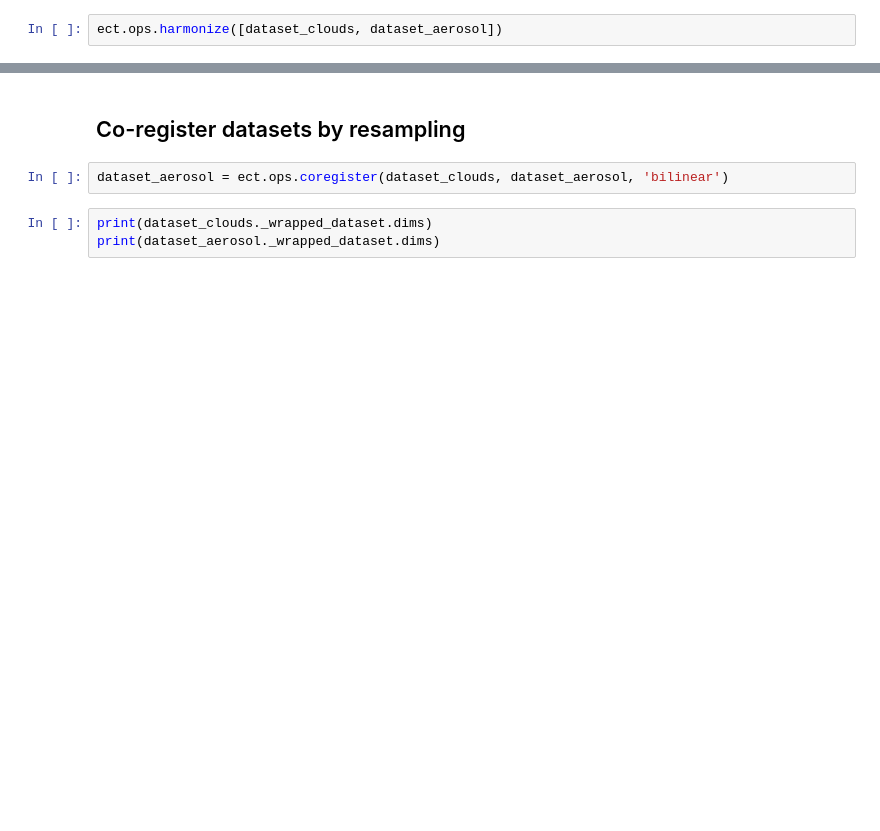
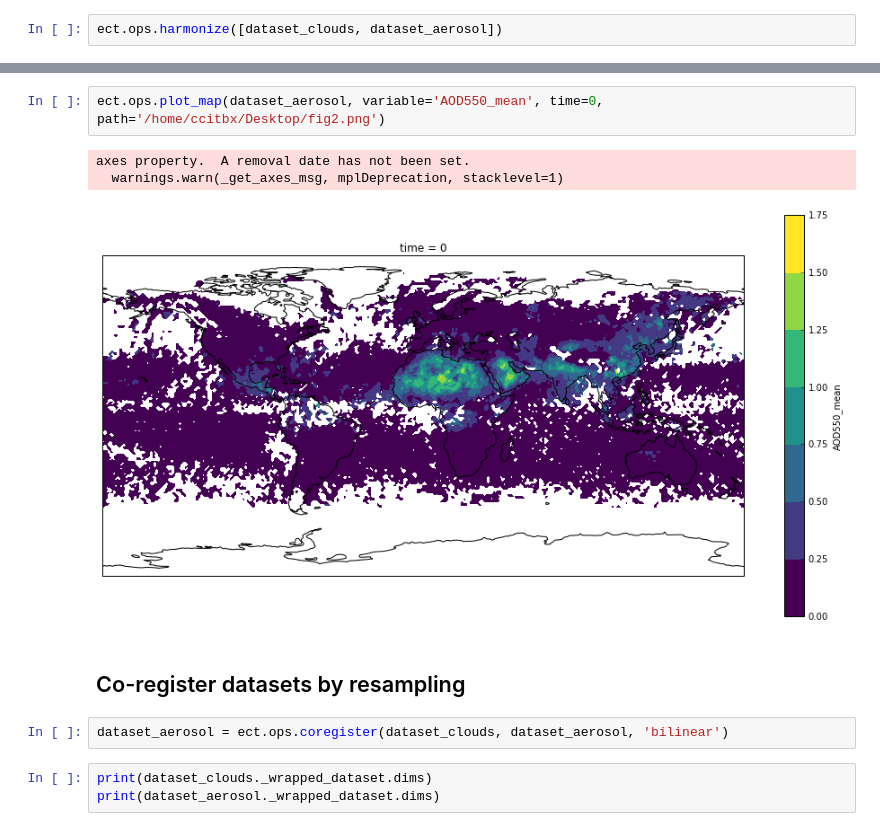
Before and after one commit to CCI-Tools/cate, a Jupyter notebook: notebooks/ect-uc9.ipynb, the cells around one changed output, grey strips where cells are left out. Drawn from its saved outputs; the diff is of its cells as text; blank space fills up the shorter version.

```diff
--- a/notebooks/ect-uc9.ipynb
+++ b/notebooks/ect-uc9.ipynb
@@ -114,3 +126,9 @@ print(dataset_aerosol._wrapped_dataset.dims)
+# %%
+ect.ops.plot_map(dataset_aerosol, variable='AOD550_mean', time=0, path='/home/ccitbx/Desktop/fig2.png')
+# %% [output]
+axes property.  A removal date has not been set.
+  warnings.warn(_get_axes_msg, mplDeprecation, stacklevel=1)
+[figure, added]
 # %% [markdown]
 Co-register datasets by resampling
 ----------------------------------
```
Also changed, not shown: parts of 30 cells of this notebook, 3 other files.
